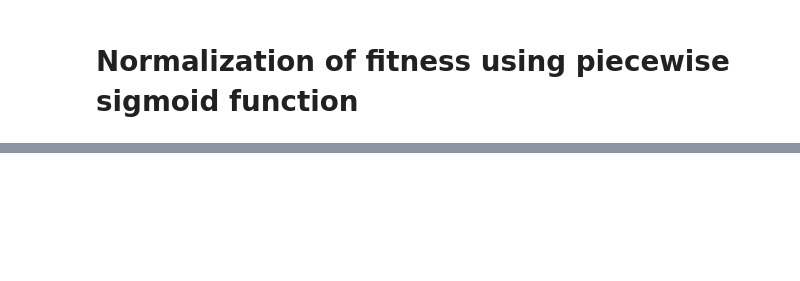
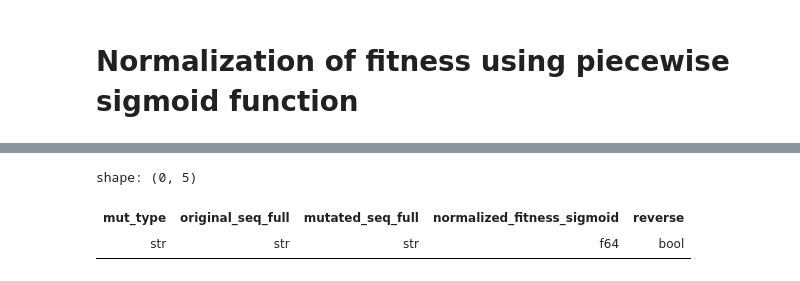
Before and after one commit to vlccek/Master_thesis-Prediction_protein_stability, a Jupyter notebook: protbert/lehner_dataset_preparation.ipynb, the cells around one changed output, grey strips where cells are left out. Cells and saved outputs as stored; diff of their text form; code cells hidden in the pictures; blank space fills up the shorter version.

```diff
--- a/protbert/lehner_dataset_preparation.ipynb
+++ b/protbert/lehner_dataset_preparation.ipynb
@@ -277,0 +336,6 @@ shape: (0, 22)
+# %%
+df_output_tmp.filter(pl.col('original_seq_full') == pl.col('mutated_seq_full'))
+# %% [output]
+shape: (0, 5)
+| mut_type | original_seq_full | mutated_seq_full | normalized_fitness_sigmoid | reverse |
+| str | str | str | f64 | bool |
```
Also changed, not shown: parts of 6 cells of this notebook, 3 other files.
